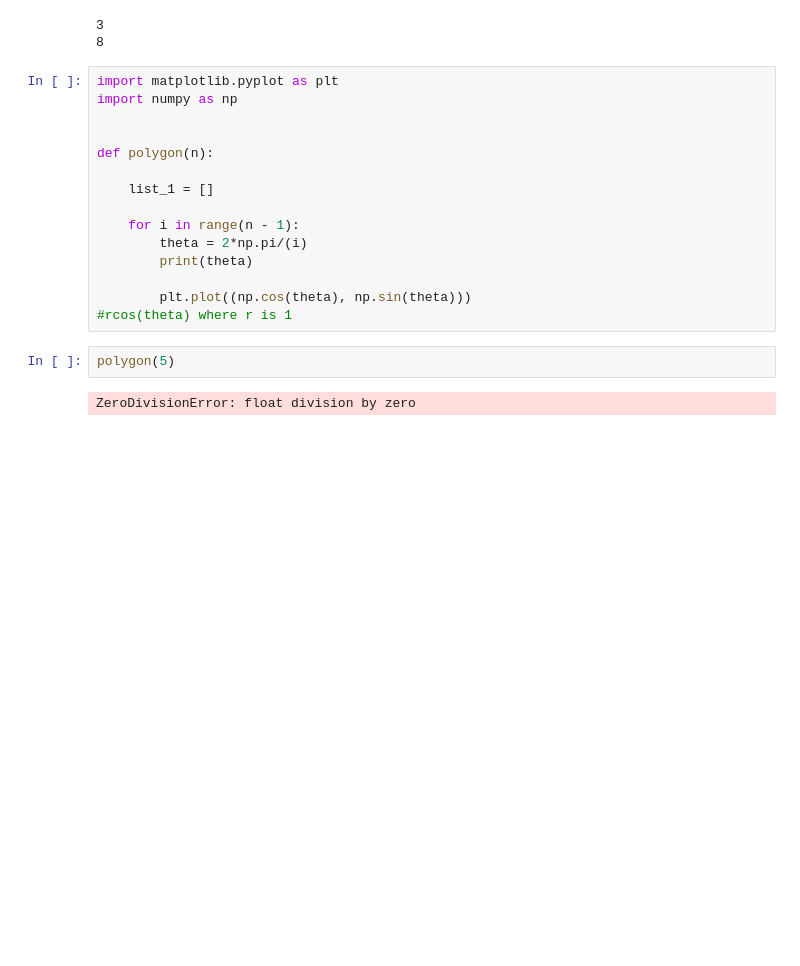
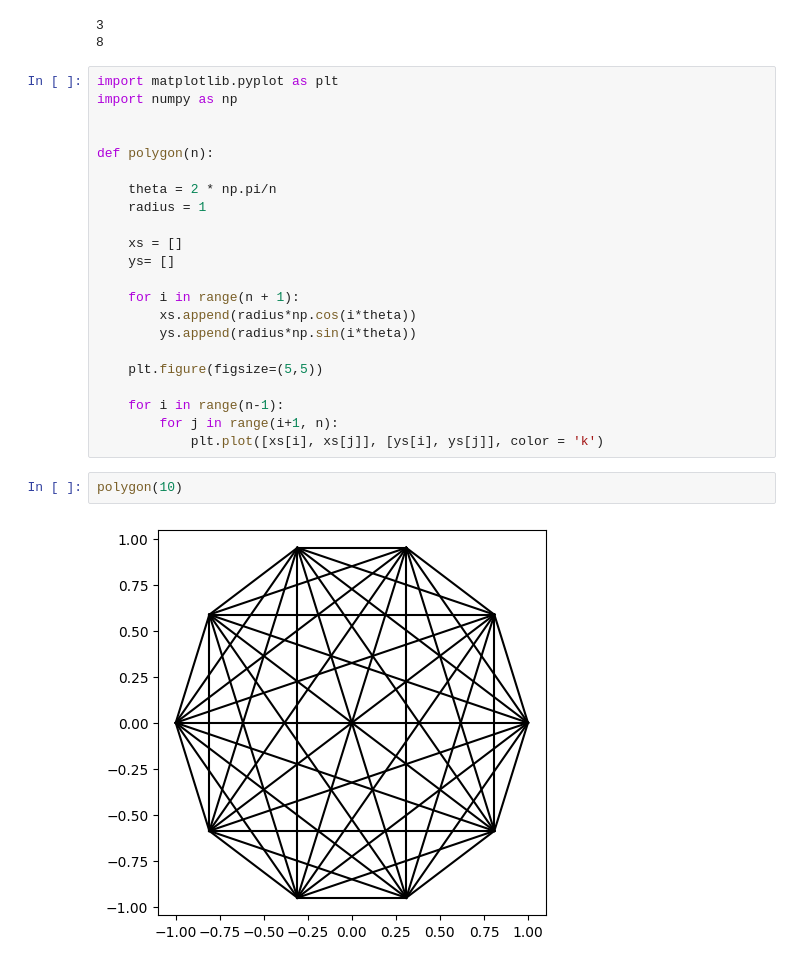
Before and after one commit to yoponchik/Computer-Programming-For-Engineers, a Jupyter notebook: Exam Problems/FinalsPracticeProblems4.ipynb, the cells around one changed output. Saved outputs shown, nothing was run; the diff lists cells and outputs as text; blank space fills up the shorter version.

```diff
--- a/Exam Problems/FinalsPracticeProblems4.ipynb
+++ b/Exam Problems/FinalsPracticeProblems4.ipynb
@@ -38,21 +38,29 @@ print(climb_stairs(5))
 # %% [output]
 3
 8
-# %%
-import matplotlib.pyplot as plt
-import numpy as np
-
-
-def polygon(n):
-
-    list_1 = []
-
-    for i in range(n - 1):
-        theta = 2*np.pi/(i)
-        print(theta)
-
-        plt.plot((np.cos(theta), np.sin(theta)))                            #rcos(theta) where r is 1
+# %%
+import matplotlib.pyplot as plt
+import numpy as np
+
+
+def polygon(n):
+
+    theta = 2 * np.pi/n
+    radius = 1
+
+    xs = []
+    ys= []
+
+    for i in range(n + 1):
+        xs.append(radius*np.cos(i*theta))
+        ys.append(radius*np.sin(i*theta))
+
+    plt.figure(figsize=(5,5))
+
+    for i in range(n-1):
+        for j in range(i+1, n):
+            plt.plot([xs[i], xs[j]], [ys[i], ys[j]], color = 'k')
 # %%
-polygon(5)
+polygon(10)
 # %% [output]
-ZeroDivisionError: float division by zero
+[figure, added]
```
